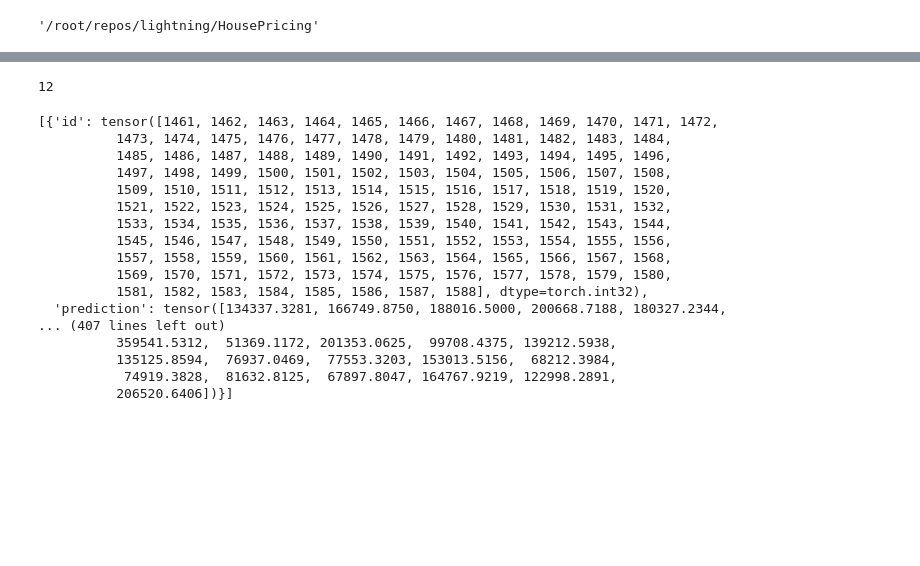
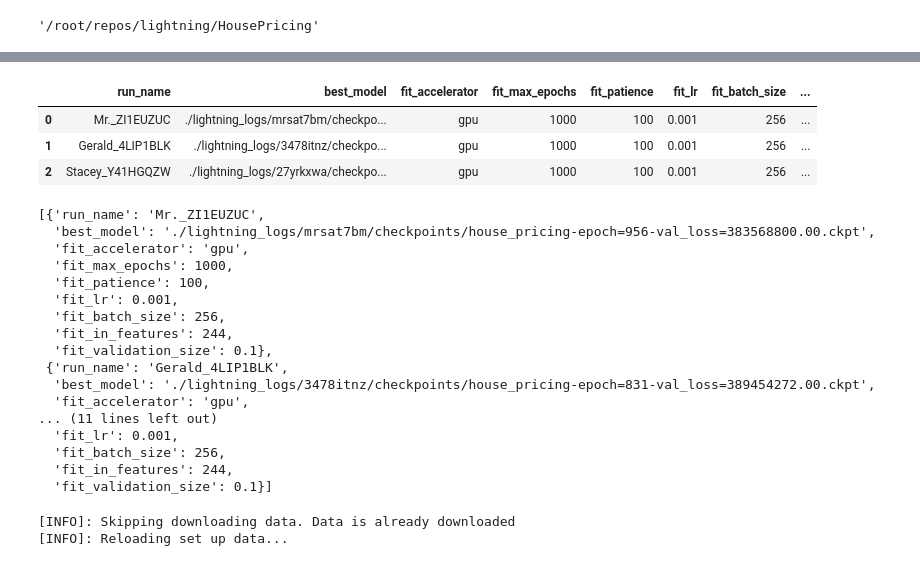
Before and after one commit to wilberquito/House-Pricing, a Jupyter notebook: HousePricing/notebooks/housepricing_predict.ipynb, the cells around one changed output, grey strips where cells are left out. Drawn from its saved outputs; the diff is of its cells as text; code cells hidden in the pictures; blank space fills up the shorter version.

```diff
--- a/HousePricing/notebooks/housepricing_predict.ipynb
+++ b/HousePricing/notebooks/housepricing_predict.ipynb
@@ -143,24 +25,39 @@ LOCAL_RANK: 0 - CUDA_VISIBLE_DEVICES: [0]
-# %%
-len(prediction)
-# %% [output]
-12
-# %%
-prediction
-# %% [output]
-[{'id': tensor([1461, 1462, 1463, 1464, 1465, 1466, 1467, 1468, 1469, 1470, 1471, 1472,
-          1473, 1474, 1475, 1476, 1477, 1478, 1479, 1480, 1481, 1482, 1483, 1484,
-          1485, 1486, 1487, 1488, 1489, 1490, 1491, 1492, 1493, 1494, 1495, 1496,
-          1497, 1498, 1499, 1500, 1501, 1502, 1503, 1504, 1505, 1506, 1507, 1508,
-          1509, 1510, 1511, 1512, 1513, 1514, 1515, 1516, 1517, 1518, 1519, 1520,
-          1521, 1522, 1523, 1524, 1525, 1526, 1527, 1528, 1529, 1530, 1531, 1532,
-          1533, 1534, 1535, 1536, 1537, 1538, 1539, 1540, 1541, 1542, 1543, 1544,
-          1545, 1546, 1547, 1548, 1549, 1550, 1551, 1552, 1553, 1554, 1555, 1556,
-          1557, 1558, 1559, 1560, 1561, 1562, 1563, 1564, 1565, 1566, 1567, 1568,
-          1569, 1570, 1571, 1572, 1573, 1574, 1575, 1576, 1577, 1578, 1579, 1580,
-          1581, 1582, 1583, 1584, 1585, 1586, 1587, 1588], dtype=torch.int32),
-  'prediction': tensor([134337.3281, 166749.8750, 188016.5000, 200668.7188, 180327.2344,
-... (407 lines left out)
-          359541.5312,  51369.1172, 201353.0625,  99708.4375, 139212.5938,
-          135125.8594,  76937.0469,  77553.3203, 153013.5156,  68212.3984,
-           74919.3828,  81632.8125,  67897.8047, 164767.9219, 122998.2891,
-          206520.6406])}]
+# %%
+import pandas as pd
+
+artifacts = pd.read_csv("artifacts.csv")
+artifacts
+# %% [output]
+|  | run_name | best_model | fit_accelerator | fit_max_epochs | fit_patience | fit_lr | fit_batch_size | ... |
+| 0 | Mr._ZI1EUZUC | ./lightning_logs/mrsat7bm/checkpo... | gpu | 1000 | 100 | 0.001 | 256 | ... |
+| 1 | Gerald_4LIP1BLK | ./lightning_logs/3478itnz/checkpo... | gpu | 1000 | 100 | 0.001 | 256 | ... |
+| 2 | Stacey_Y41HGQZW | ./lightning_logs/27yrkxwa/checkpo... | gpu | 1000 | 100 | 0.001 | 256 | ... |
+# %%
+artifacts = artifacts.to_dict(orient="records")
+artifacts
+# %% [output]
+[{'run_name': 'Mr._ZI1EUZUC',
+  'best_model': './lightning_logs/mrsat7bm/checkpoints/house_pricing-epoch=956-val_loss=383568800.00.ckpt',
+  'fit_accelerator': 'gpu',
+  'fit_max_epochs': 1000,
+  'fit_patience': 100,
+  'fit_lr': 0.001,
+  'fit_batch_size': 256,
+  'fit_in_features': 244,
+  'fit_validation_size': 0.1},
+ {'run_name': 'Gerald_4LIP1BLK',
+  'best_model': './lightning_logs/3478itnz/checkpoints/house_pricing-epoch=831-val_loss=389454272.00.ckpt',
+  'fit_accelerator': 'gpu',
+... (11 lines left out)
+  'fit_lr': 0.001,
+  'fit_batch_size': 256,
+  'fit_in_features': 244,
+  'fit_validation_size': 0.1}]
+# %%
+from src.data import HousePricingDataModule
+
+data_module = HousePricingDataModule()
+data_module.prepare_data()
+# %% [output]
+[INFO]: Skipping downloading data. Data is already downloaded
+[INFO]: Reloading set up data...
```
Also changed, not shown: parts of 14 cells of this notebook.
